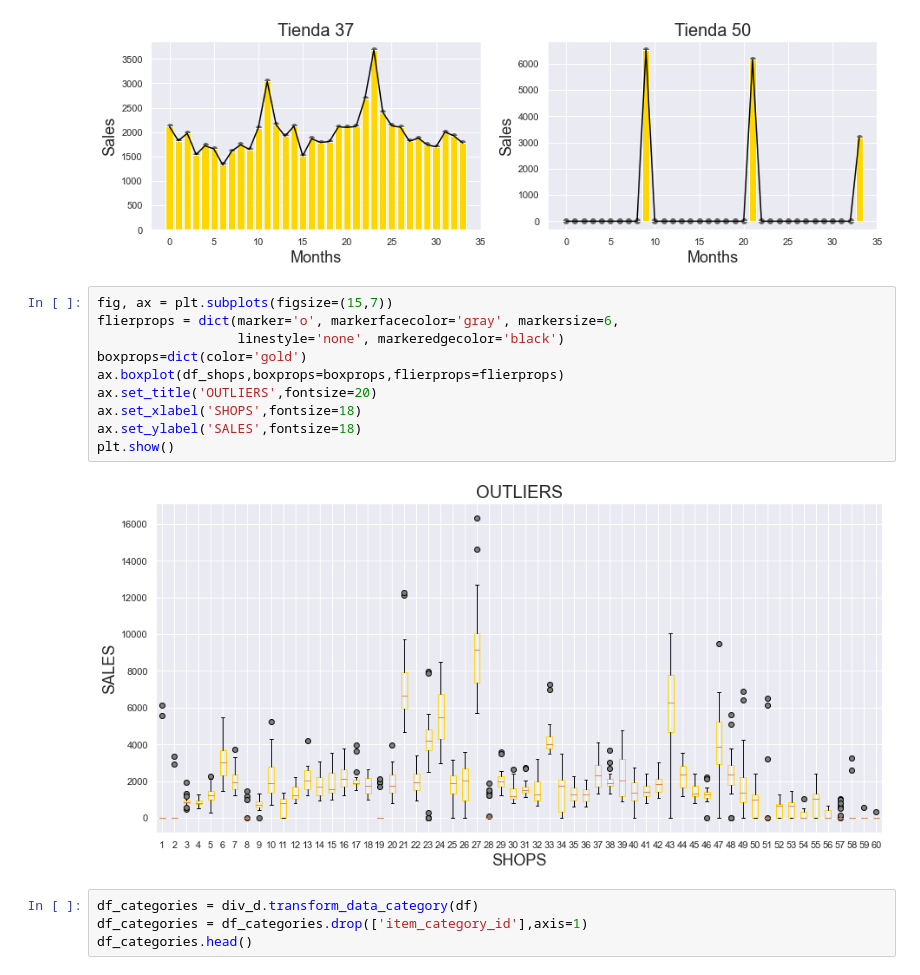
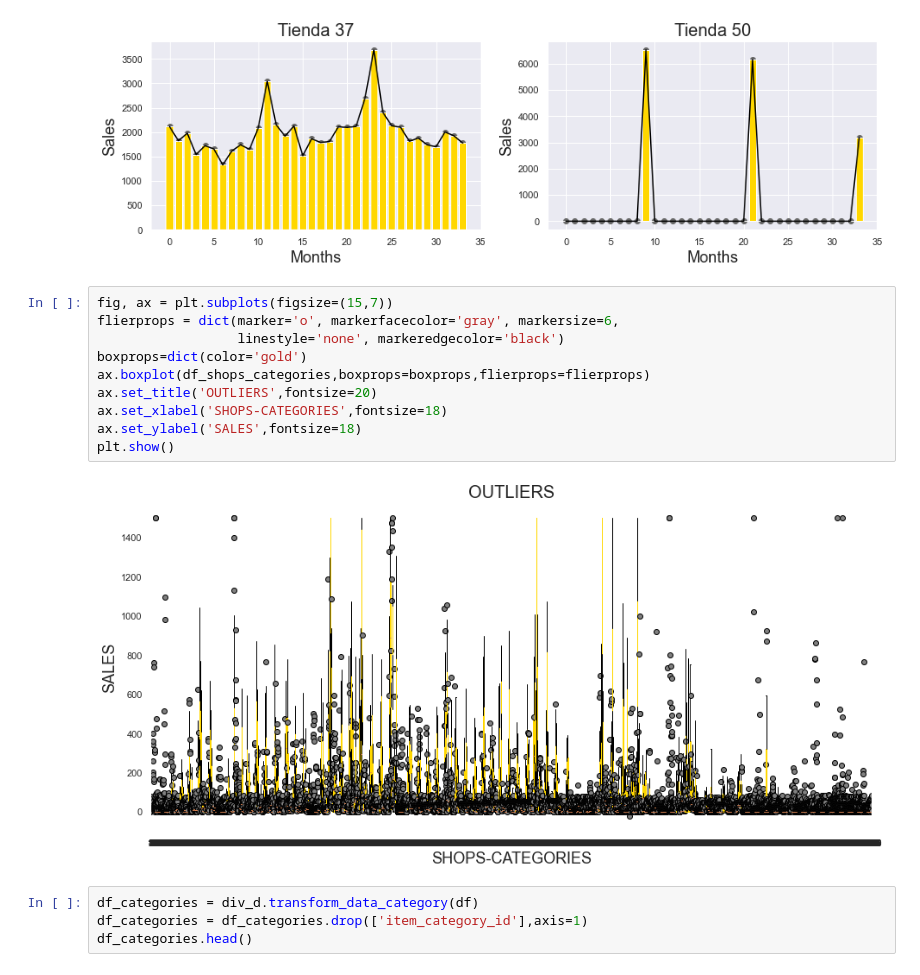
Before and after one commit to Alberto7526/MonografiaGithub, a Jupyter notebook: Analítica descriptiva.ipynb, the cells around one changed output. Saved outputs shown, nothing was run; the diff lists cells and outputs as text.

```diff
--- a/Analítica descriptiva.ipynb
+++ b/Analítica descriptiva.ipynb
@@ -139,15 +139,15 @@ plt.show()
 # %%
 fig, ax = plt.subplots(figsize=(15,7))
 flierprops = dict(marker='o', markerfacecolor='gray', markersize=6,
                   linestyle='none', markeredgecolor='black')
 boxprops=dict(color='gold')
-ax.boxplot(df_shops,boxprops=boxprops,flierprops=flierprops)
+ax.boxplot(df_shops_categories,boxprops=boxprops,flierprops=flierprops)
 ax.set_title('OUTLIERS',fontsize=20)
-ax.set_xlabel('SHOPS',fontsize=18)
+ax.set_xlabel('SHOPS-CATEGORIES',fontsize=18)
 ax.set_ylabel('SALES',fontsize=18)
 plt.show()
 # %% [output]
-[figure, old version]
+[figure, new version]
 # %%
 df_categories = div_d.transform_data_category(df)
 df_categories = df_categories.drop(['item_category_id'],axis=1)
```
Also changed, not shown: parts of 6 cells of this notebook, 2 other files.
